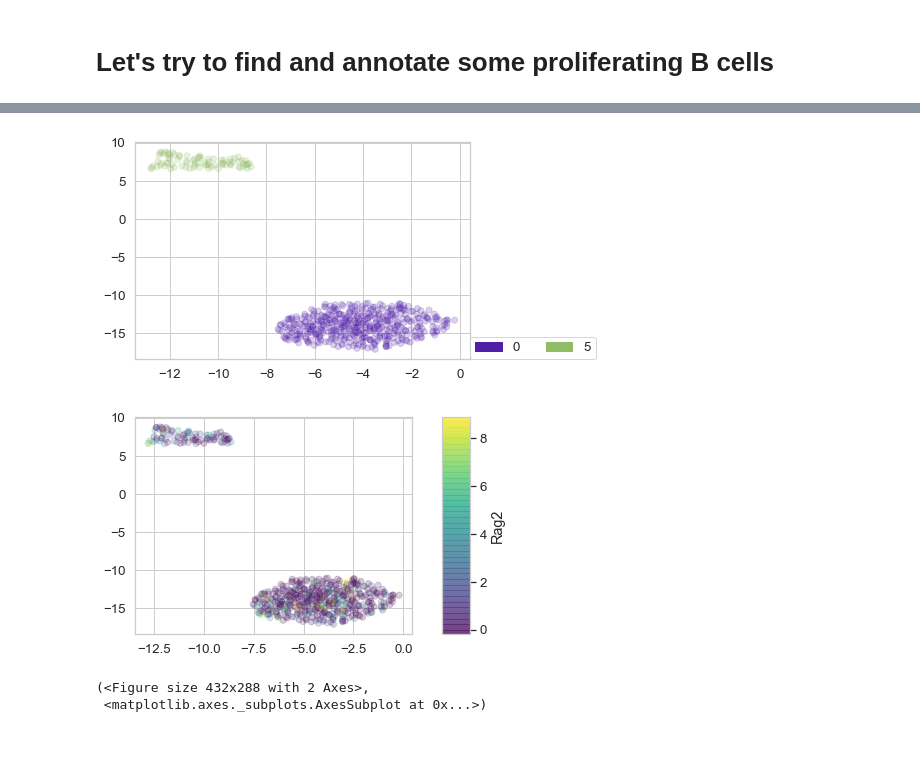
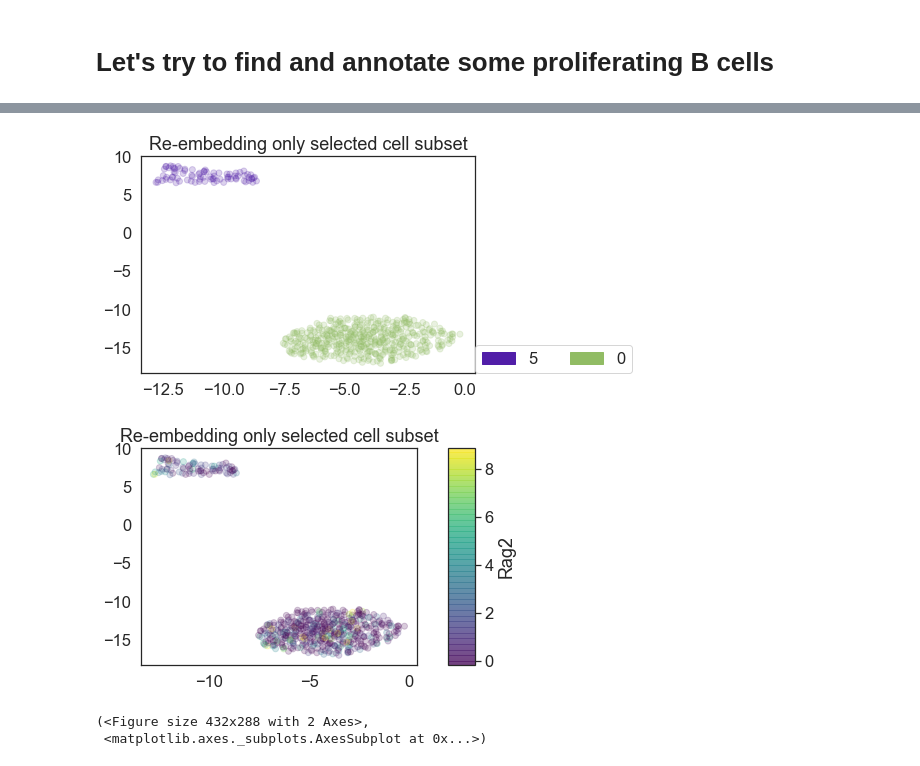
Before and after one commit to chanzuckerberg/cellxgene-compbio-methods, a Jupyter notebook: tabula-muris/annotate.ipynb, the cells around one changed output, grey strips where cells are left out. Cells and saved outputs as stored; diff of their text form; code cells hidden in the pictures.

```diff
--- a/tabula-muris/annotate.ipynb
+++ b/tabula-muris/annotate.ipynb
@@ -30,7 +35,7 @@ sc.tl.umap(normed)
 colors = ["#511EA8", "#482BB6", "#4039C3", "#3F4ACA", "#3E5CD0", "#416CCE", "#447CCD", "#4989C4", "#4E96BC", "#559FB0", "#5DA8A4", "#66AE96", "#6FB388", "#7AB77C", "#85BA6F", "#91BC64", "#9DBE5A", "#AABD53", "#B6BD4B", "#C2BA46", "#CDB642", "#D6B03F", "#DDA83C", "#E29D39", "#E69036", "#E67F33", "#E56D30", "#E2592C", "#DF4428", "#DC2F24"]
 cmap = LinearSegmentedColormap.from_list('cmap', colors, N=len(colors))
 palette = sns.color_palette(colors)
-sns.set(style='whitegrid', font_scale=1.2)
+sns.set(style='white', font_scale=1.5)
 
 sns.palplot(palette)
 
@@ -132,12 +147,11 @@ for marker in markers:
 # %%
-## Cross referencing these, it looks like the cells in clusters 0 and 5 are expressing proliferation markers.
 prolif = B_cells[B_cells.obs['louvain'].isin(['0', '5',])]
 
 sc.tl.umap(prolif)
-plot_umap(prolif, 'louvain')
-plot_umap(prolif, 'Rag2')
+plot_umap(prolif, 'louvain', title='Re-embedding only selected cell subset')
+plot_umap(prolif, 'Rag2', title='Re-embedding only selected cell subset')
 # %% [output]
-[figure, old version]
+[figure, new version]
-[figure, old version]
+[figure, new version]
 (<Figure size 432x288 with 2 Axes>,
  <matplotlib.axes._subplots.AxesSubplot at 0x...>)
```
Also changed, not shown: parts of 22 cells of this notebook.
